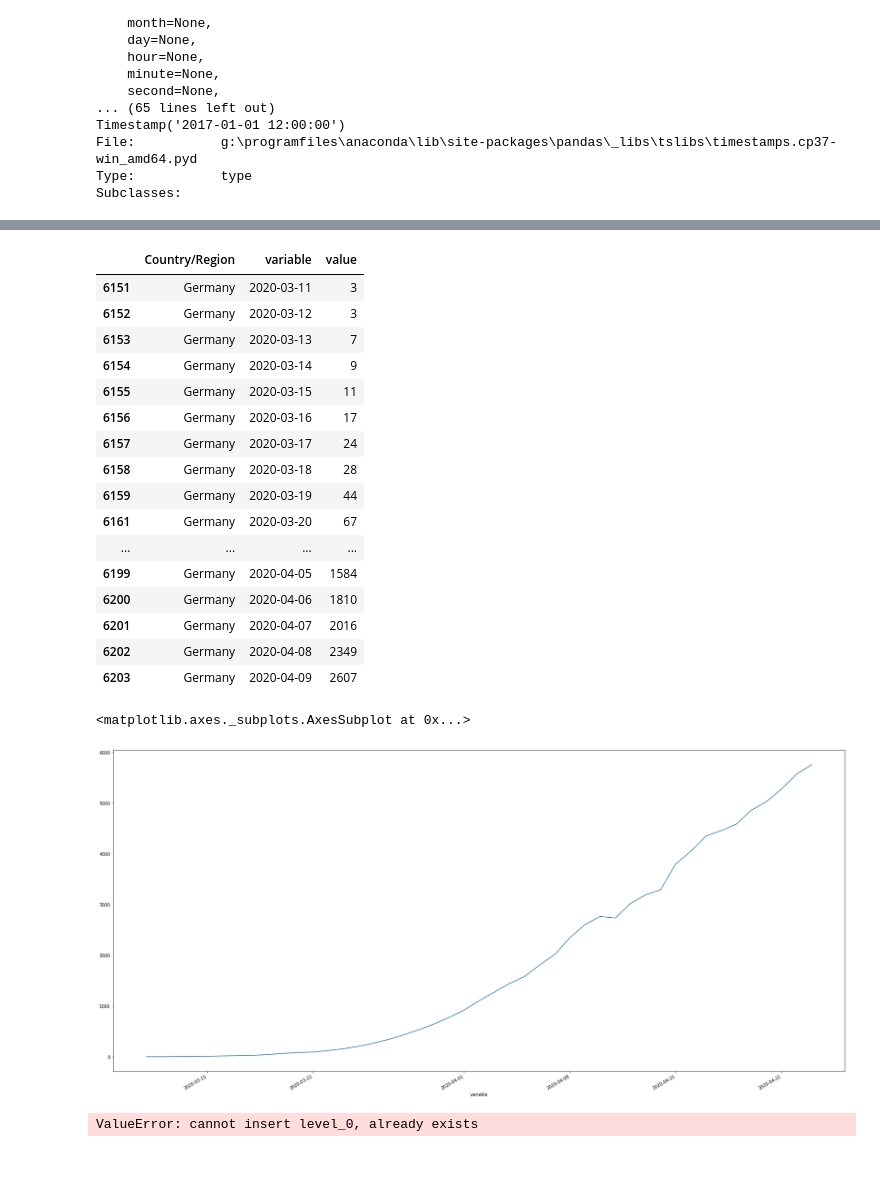
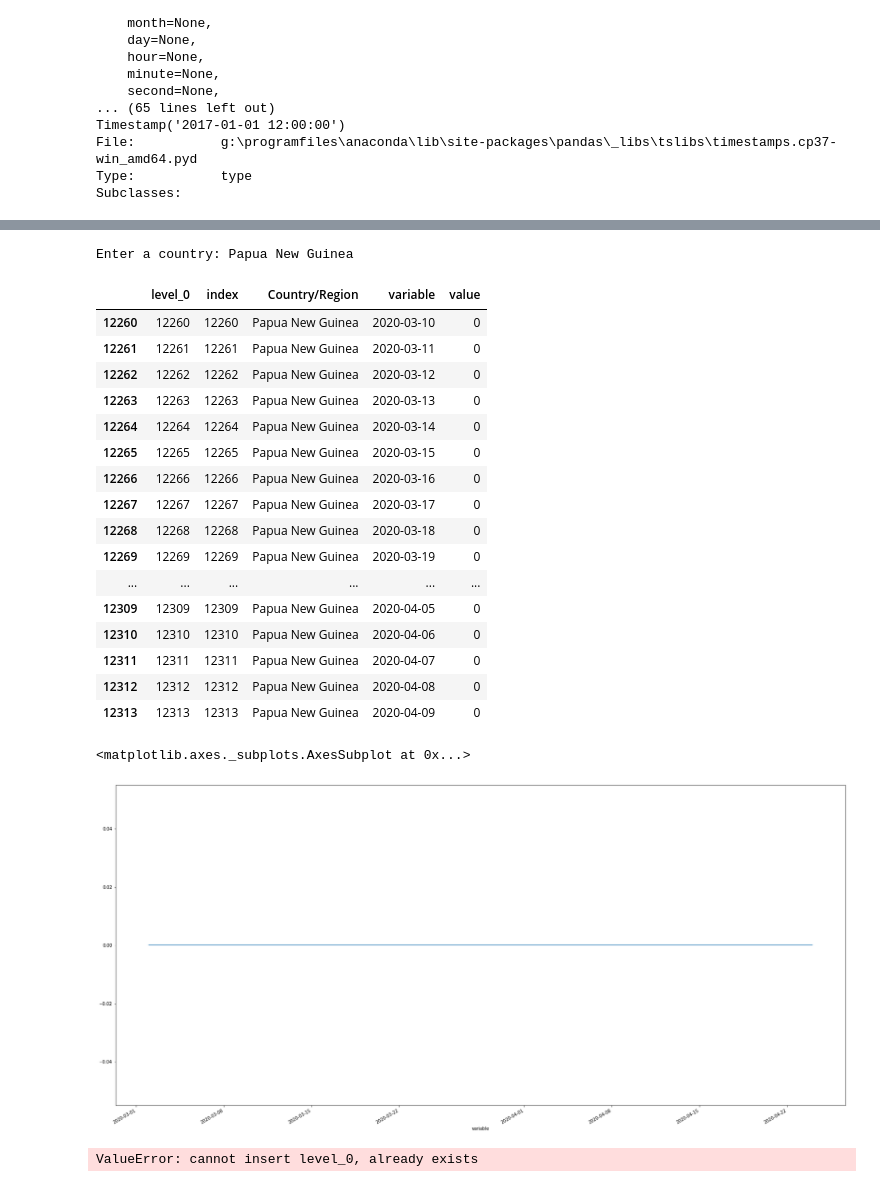
Before and after one commit to takotab/turbolamp, a Jupyter notebook: nbs/index.ipynb, the cells around one changed output, grey strips where cells are left out. Saved outputs shown, nothing was run; the diff lists cells and outputs as text; code cells hidden in the pictures.

```diff
--- a/nbs/index.ipynb
+++ b/nbs/index.ipynb
@@ -84,33 +84,34 @@ data_nl
 # %%
-data_ger = data[data['Country/Region'] == "Germany"]
-data_ger = data_ger[data_ger['variable'] > pd.Timestamp(2020,3,10)]
-data_ger
+data_Country = data[data['Country/Region'] == input("Enter a country:")]
+data_Country = data_Country[data_Country['variable'] > pd.Timestamp(2020,3,1)]
+data_Country
 # %% [output]
+Enter a country: Papua New Guinea
-|  | Country/Region | variable | value |
-| 6151 | Germany | 2020-03-11 | 3 |
-| 6152 | Germany | 2020-03-12 | 3 |
-| 6153 | Germany | 2020-03-13 | 7 |
-| 6154 | Germany | 2020-03-14 | 9 |
-| 6155 | Germany | 2020-03-15 | 11 |
-| 6156 | Germany | 2020-03-16 | 17 |
-| 6157 | Germany | 2020-03-17 | 24 |
-| 6158 | Germany | 2020-03-18 | 28 |
-| 6159 | Germany | 2020-03-19 | 44 |
-| 6161 | Germany | 2020-03-20 | 67 |
-| ... | ... | ... | ... |
-| 6199 | Germany | 2020-04-05 | 1584 |
-| 6200 | Germany | 2020-04-06 | 1810 |
-| 6201 | Germany | 2020-04-07 | 2016 |
-| 6202 | Germany | 2020-04-08 | 2349 |
-| 6203 | Germany | 2020-04-09 | 2607 |
+|  | level_0 | index | Country/Region | variable | value |
+| 12260 | 12260 | 12260 | Papua New Guinea | 2020-03-10 | 0 |
+| 12261 | 12261 | 12261 | Papua New Guinea | 2020-03-11 | 0 |
+| 12262 | 12262 | 12262 | Papua New Guinea | 2020-03-12 | 0 |
+| 12263 | 12263 | 12263 | Papua New Guinea | 2020-03-13 | 0 |
+| 12264 | 12264 | 12264 | Papua New Guinea | 2020-03-14 | 0 |
+| 12265 | 12265 | 12265 | Papua New Guinea | 2020-03-15 | 0 |
+| 12266 | 12266 | 12266 | Papua New Guinea | 2020-03-16 | 0 |
+| 12267 | 12267 | 12267 | Papua New Guinea | 2020-03-17 | 0 |
+| 12268 | 12268 | 12268 | Papua New Guinea | 2020-03-18 | 0 |
+| 12269 | 12269 | 12269 | Papua New Guinea | 2020-03-19 | 0 |
+| ... | ... | ... | ... | ... | ... |
+| 12309 | 12309 | 12309 | Papua New Guinea | 2020-04-05 | 0 |
+| 12310 | 12310 | 12310 | Papua New Guinea | 2020-04-06 | 0 |
+| 12311 | 12311 | 12311 | Papua New Guinea | 2020-04-07 | 0 |
+| 12312 | 12312 | 12312 | Papua New Guinea | 2020-04-08 | 0 |
+| 12313 | 12313 | 12313 | Papua New Guinea | 2020-04-09 | 0 |
 # %%
 plt.subplots(figsize = (30,15))
 plt.xticks(rotation=70)
-data_ger.index = data_ger['variable']
-data_ger.value.plot()
+data_Country.index = data_Country['variable']
+data_Country.value.plot()
 # %% [output]
 <matplotlib.axes._subplots.AxesSubplot at 0x...>
-[figure, old version]
+[figure, new version]
 # %%
 data = data.reset_index()
 sns.scatterplot(data = data_nl, x = data_nl['variable'], y= 'value')
```
Also changed, not shown: parts of 1 cell of this notebook.
